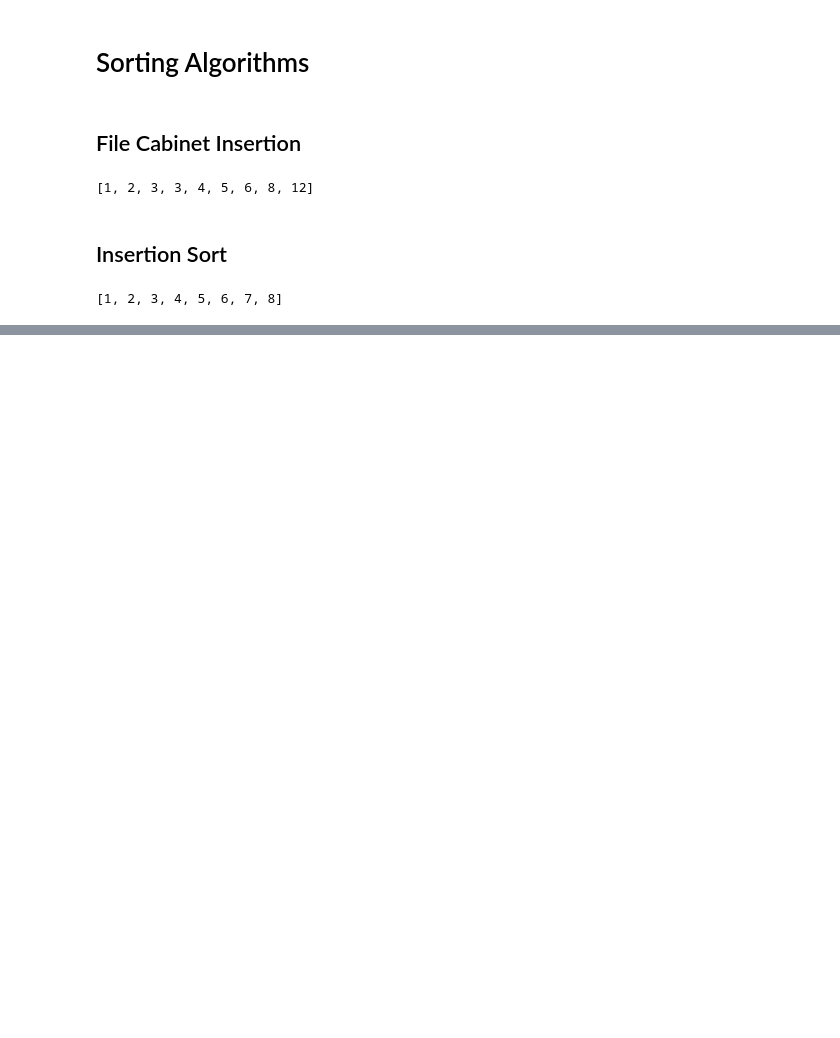
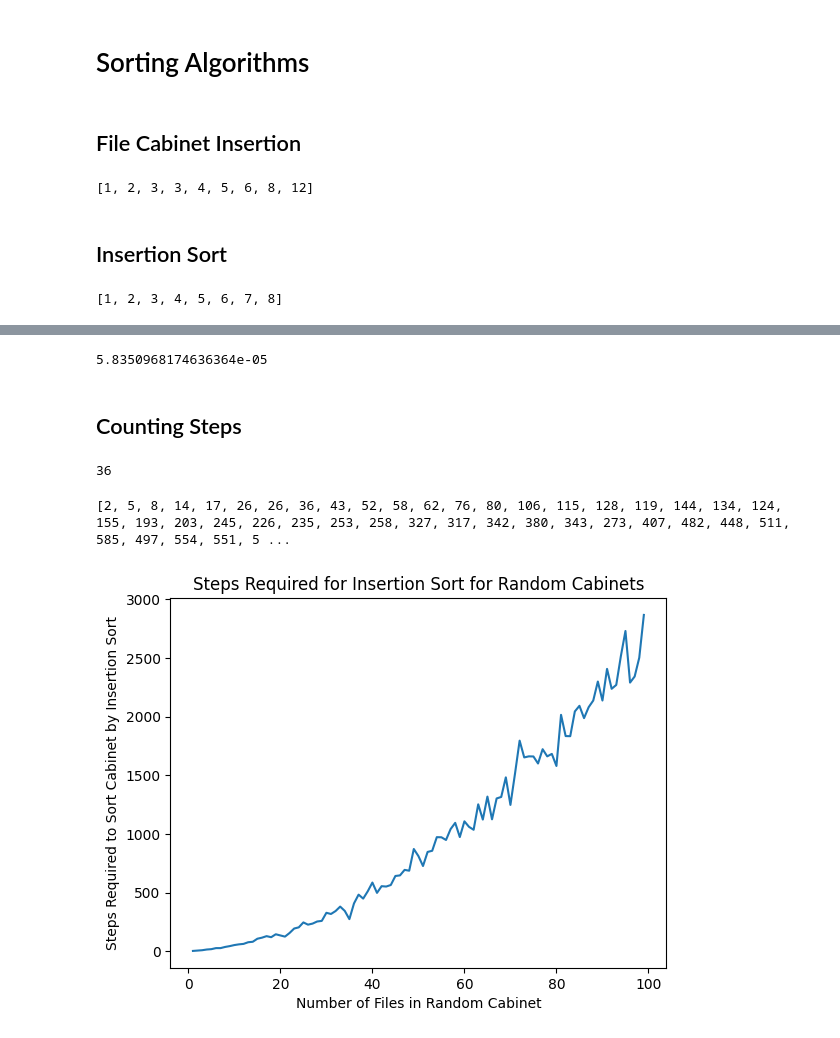
Before and after one commit to alabbott/algorithms, a Jupyter notebook: ch4/sorting.ipynb, the cells around one changed output, grey strips where cells are left out. Saved outputs shown, nothing was run; the diff lists cells and outputs as text; code cells hidden in the pictures; blank space fills up the shorter version.

```diff
--- a/ch4/sorting.ipynb
+++ b/ch4/sorting.ipynb
@@ -44,0 +47,70 @@ print(sortedcabinet)
+# %%
+from timeit import default_timer as timer
+start = timer()
+cabinet = [8,4,6,1,2,5,3,7]
+sortedcabinet = insertion_sort(cabinet)
+end = timer()
+print(end - start)
+# %% [output]
+5.8350968174636364e-05
+# %% [markdown]
+## Counting Steps
+# %%
+def insert_cabinet(cabinet,to_insert):
+    check_location = len(cabinet) - 1
+    insert_location = 0
+    global stepcounter
+    while(check_location >= 0):
+        stepcounter += 1
+        if to_insert > cabinet[check_location]:
+            insert_location = check_location + 1
+            check_location = - 1
+        check_location = check_location - 1
+    stepcounter += 1
+    cabinet.insert(insert_location,to_insert)
+    return(cabinet)
+
+def insertion_sort(cabinet):
+    newcabinet = []
+    global stepcounter
+    while len(cabinet) > 0:
+        stepcounter += 1
+        to_insert = cabinet.pop(0)
+        newcabinet = insert_cabinet(newcabinet,to_insert)
+    return(newcabinet)
+
+cabinet = [8,4,6,1,2,5,3,7]
+stepcounter = 0
+sortedcabinet = insertion_sort(cabinet)
+print(stepcounter)
+# %% [output]
+36
+# %%
+import random
+size_of_cabinet = 10
+cabinet = [int(1000 * random.random()) for i in range(size_of_cabinet)]
+# %%
+def check_steps(size_of_cabinet):
+    cabinet = [int(1000 * random.random()) for i in range(size_of_cabinet)]
+    global stepcounter
+    stepcounter = 0
+    sortedcabinet = insertion_sort(cabinet)
+    return(stepcounter)
+# %%
+import random
+
+random.seed(5040)
+xs = list(range(1,100))
+ys = [check_steps(x) for x in xs]
+print(ys)
+# %% [output]
+[2, 5, 8, 14, 17, 26, 26, 36, 43, 52, 58, 62, 76, 80, 106, 115, 128, 119, 144, 134, 124, 155, 193, 203, 245, 226, 235, 253, 258, 327, 317, 342, 380, 343, 273, 407, 482, 448, 511, 585, 497, 554, 551, 5 ...
+# %%
+import matplotlib.pyplot as plt
+plt.plot(xs,ys)
+plt.title('Steps Required for Insertion Sort for Random Cabinets')
+plt.xlabel('Number of Files in Random Cabinet')
+plt.ylabel('Steps Required to Sort Cabinet by Insertion Sort')
+plt.show()
+# %% [output]
+[figure, added]
```
Also changed, not shown: parts of 14 cells of this notebook.
